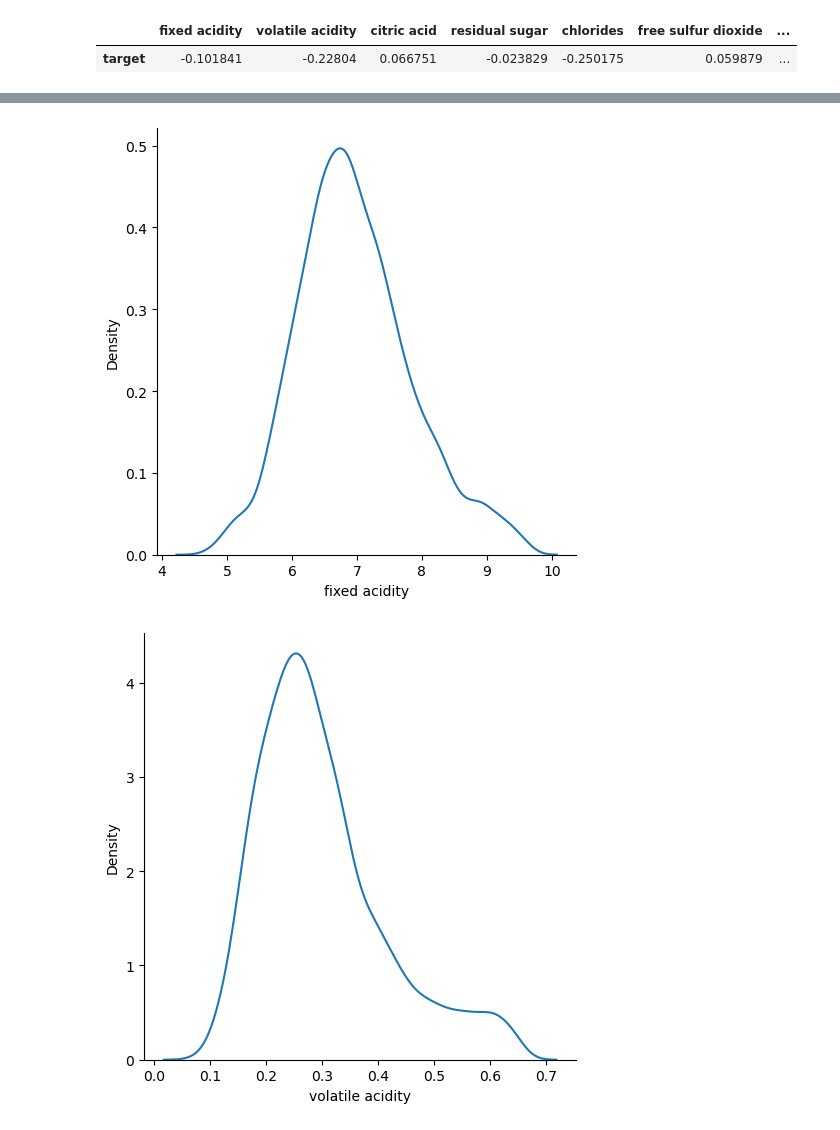
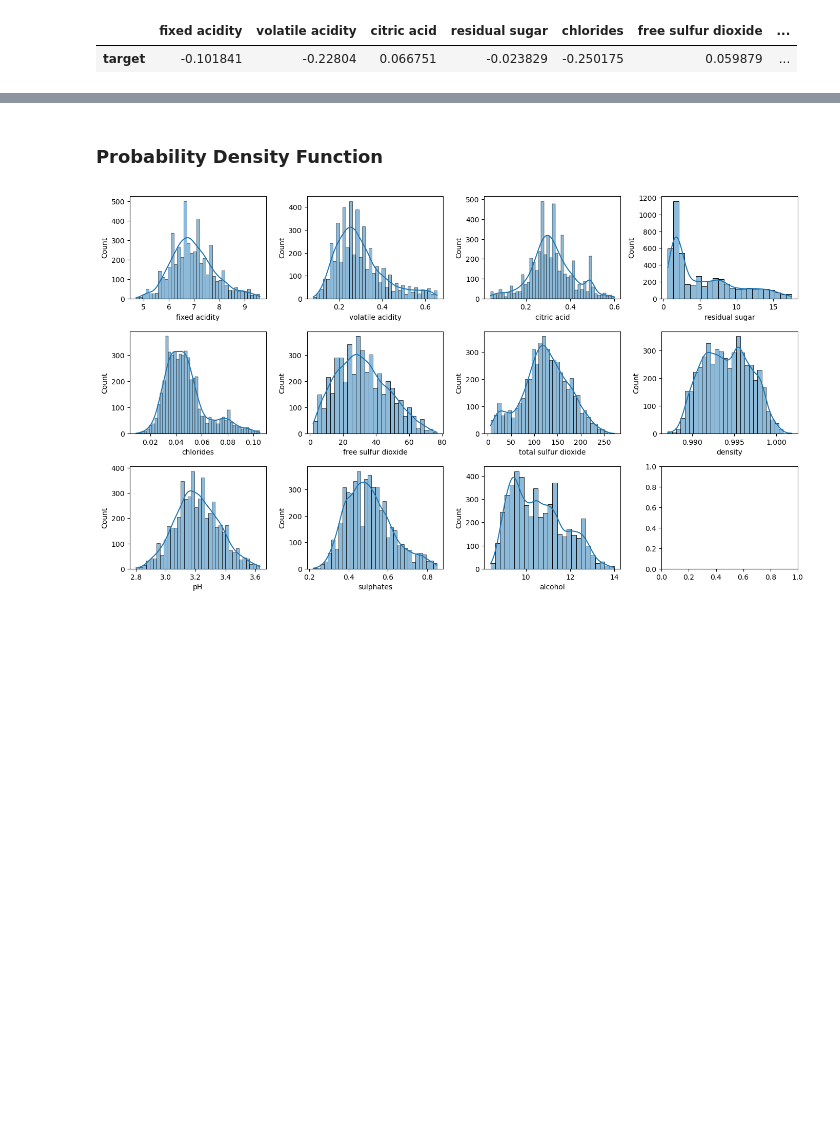
Before and after one commit to artem-starodubtsev/Supervised-learning-SUPSI, a Jupyter notebook: 2a_practice/main.ipynb, the cells around one changed output, grey strips where cells are left out. Cells and saved outputs as stored; diff of their text form; code cells hidden in the pictures; blank space fills up the shorter version.

```diff
--- a/2a_practice/main.ipynb
+++ b/2a_practice/main.ipynb
@@ -283,11 +293,16 @@ import seaborn as sns
+# %% [markdown]
+### Probability Density Function
 # %%
+fig, ax = plt.subplots(3, 4, figsize=(14, 8))
 for i in range(3):
     for j in range(4):
         col = joined_df.columns[i * 4 + j]
         if col == 'is_red':
             continue
 
-        sns.displot(joined_df[col], kind="kde")
+        sns.histplot(joined_df[col], ax=ax[i][j], kde=True)
+
+fig.tight_layout()
+plt.show()
 # %% [output]
-[figure, old version]
+[figure, new version]
-[figure, removed]
```
Also changed, not shown: parts of 19 cells of this notebook.
